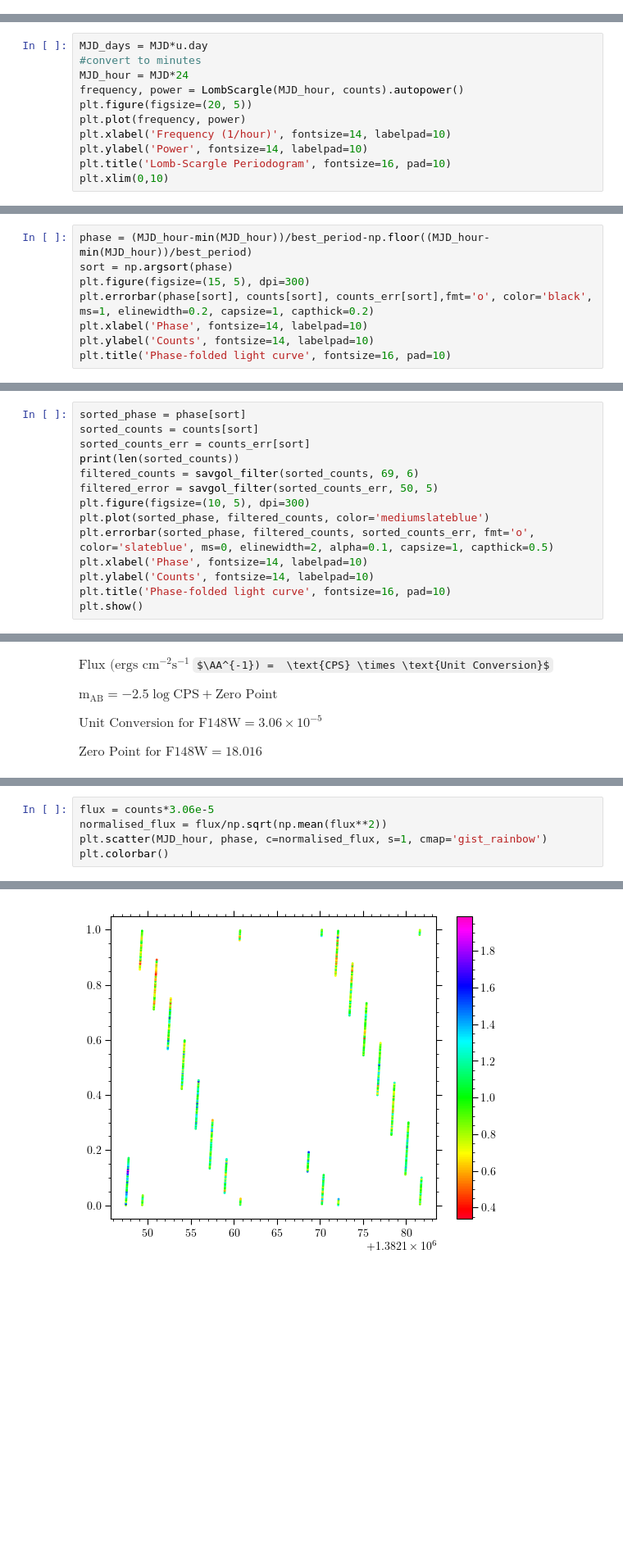
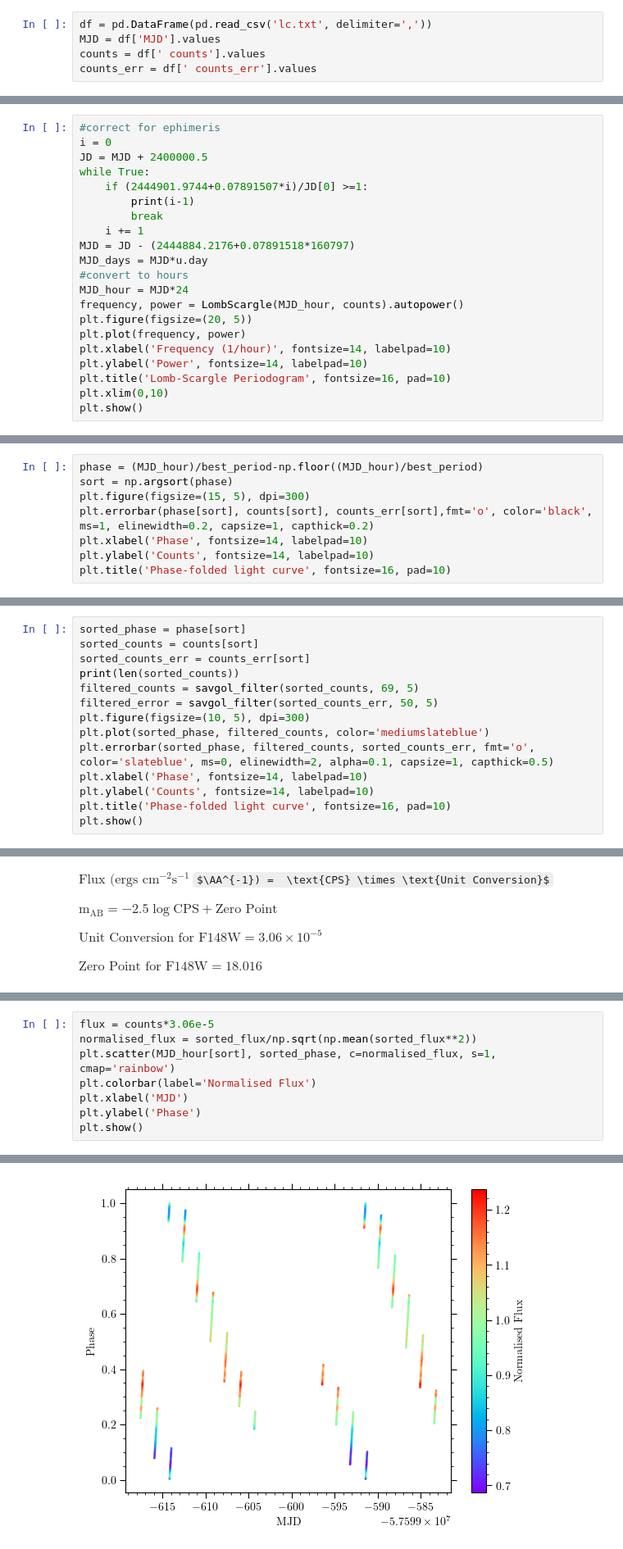
Before and after one commit to ravioli1369/uvit, a Jupyter notebook: lc.ipynb, the cells around one changed output, grey strips where cells are left out. Shown at 82% size. Cells and saved outputs as stored; diff of their text form; some formulas as TeX source; blank space fills up the shorter version.

Commit message:
ephimeris correction

```diff
--- a/lc.ipynb
+++ b/lc.ipynb
@@ -62,3 +65,8 @@ counts_err = np.concatenate(counts_err)
+# %%
+df = pd.DataFrame(pd.read_csv('lc.txt', delimiter=','))
+MJD = df['MJD'].values
+counts = df[' counts'].values
+counts_err = df[' counts_err'].values
 # %%
 plt.figure(figsize=(20, 5))
 plt.errorbar(MJD, counts, yerr=counts_err, fmt='o', color='k', ms=3, elinewidth=0.5, capsize=1, capthick=0.5)
@@ -70,6 +80,15 @@ plt.show()
 # %%
+#correct for ephimeris
+i = 0
+JD = MJD + 2400000.5
+while True:
+    if (2444901.9744+0.07891507*i)/JD[0] >=1:
+        print(i-1)
+        break
+    i += 1
+MJD = JD - (2444884.2176+0.07891518*160797)
 MJD_days = MJD*u.day
-#convert to minutes
+#convert to hours
 MJD_hour = MJD*24
 frequency, power = LombScargle(MJD_hour, counts).autopower()
 plt.figure(figsize=(20, 5))
@@ -78,4 +97,5 @@ plt.xlabel('Frequency (1/hour)', fontsize=14, labelpad=10)
 plt.ylabel('Power', fontsize=14, labelpad=10)
 plt.title('Lomb-Scargle Periodogram', fontsize=16, pad=10)
 plt.xlim(0,10)
+plt.show()
 # %% [output]
@@ -98,5 +129,5 @@ Best period: 1.8974131100569225 hours
 # %%
-phase = (MJD_hour-min(MJD_hour))/best_period-np.floor((MJD_hour-min(MJD_hour))/best_period)
+phase = (MJD_hour)/best_period-np.floor((MJD_hour)/best_period)
 sort = np.argsort(phase)
 plt.figure(figsize=(15, 5), dpi=300)
 plt.errorbar(phase[sort], counts[sort], counts_err[sort],fmt='o', color='black', ms=1, elinewidth=0.2, capsize=1, capthick=0.2)
@@ -111,7 +142,7 @@ sorted_phase = phase[sort]
 sorted_counts = counts[sort]
 sorted_counts_err = counts_err[sort]
 print(len(sorted_counts))
-filtered_counts = savgol_filter(sorted_counts, 69, 6)
+filtered_counts = savgol_filter(sorted_counts, 69, 5)
 filtered_error = savgol_filter(sorted_counts_err, 50, 5)
 plt.figure(figsize=(10, 5), dpi=300)
 plt.plot(sorted_phase, filtered_counts, color='mediumslateblue')
@@ -164,6 +234,9 @@ plt.show()
 # %%
 flux = counts*3.06e-5
-normalised_flux = flux/np.sqrt(np.mean(flux**2))
-plt.scatter(MJD_hour, phase, c=normalised_flux, s=1, cmap='gist_rainbow')
-plt.colorbar()
+normalised_flux = sorted_flux/np.sqrt(np.mean(sorted_flux**2))
+plt.scatter(MJD_hour[sort], sorted_phase, c=normalised_flux, s=1, cmap='rainbow')
+plt.colorbar(label='Normalised Flux')
+plt.xlabel('MJD')
+plt.ylabel('Phase')
+plt.show()
 # %% [output]
@@ -171 +243 @@ plt.colorbar()
-[figure, old version]
+[figure, new version]
```
Also changed, not shown: parts of 17 cells of this notebook.
